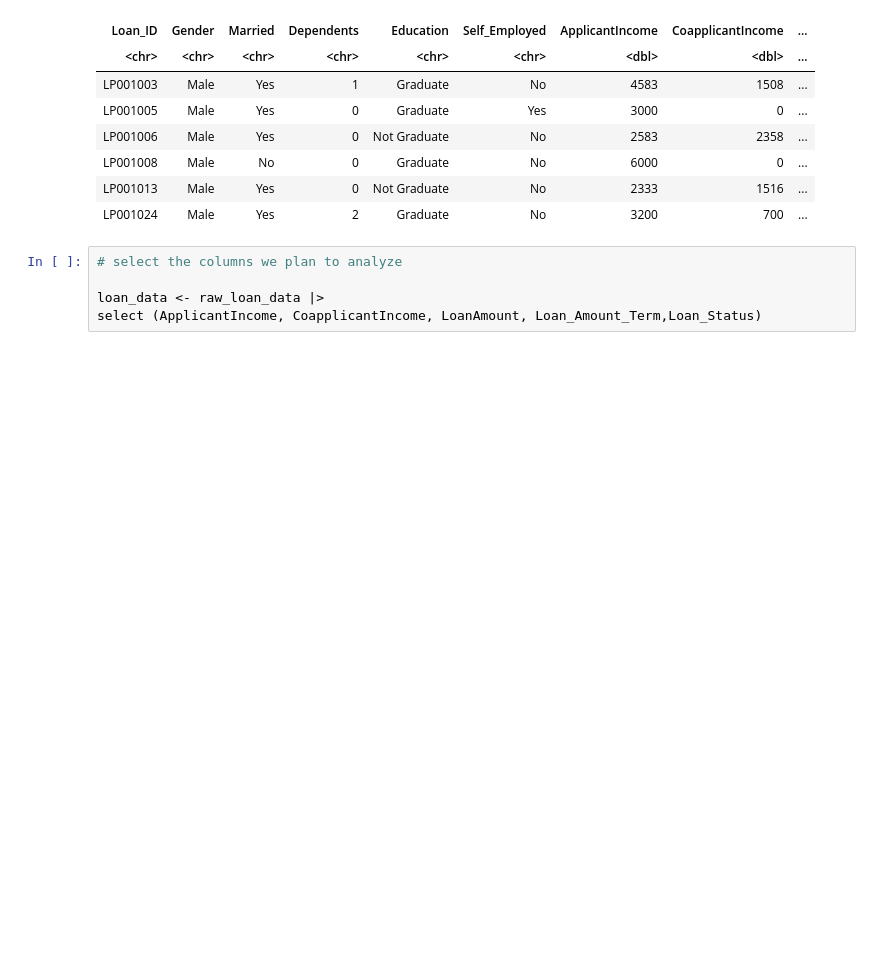
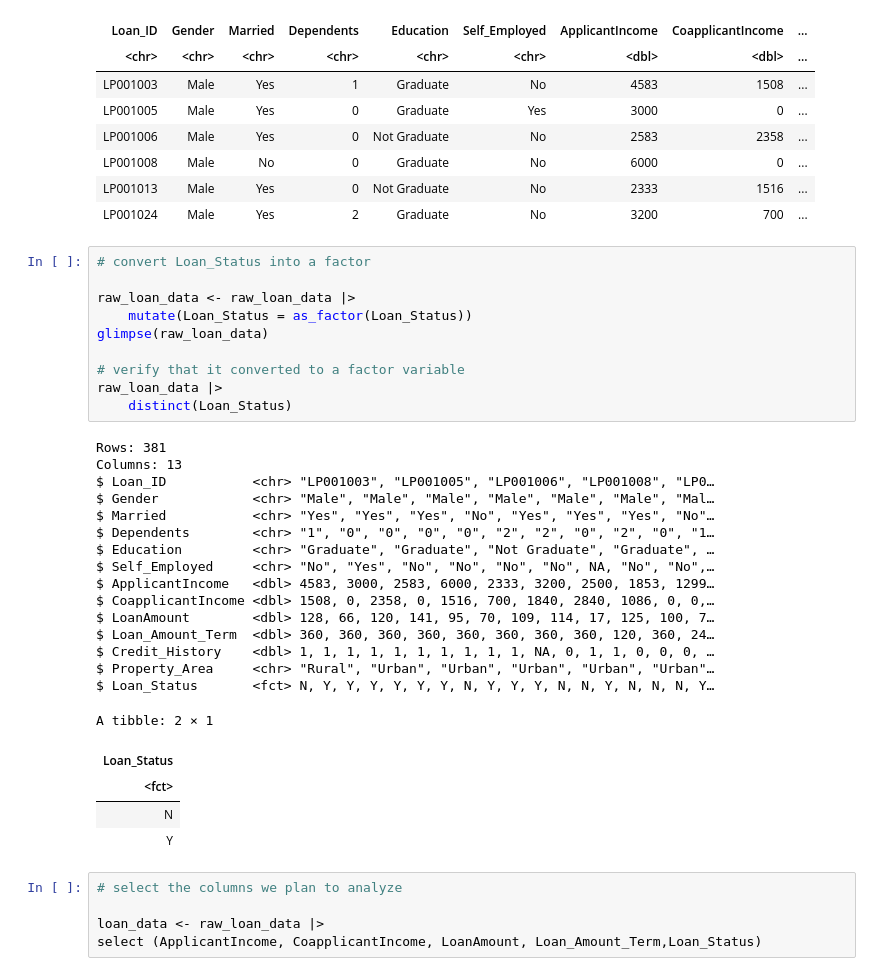
Before and after one commit to lillylaksermerz/dsci100-project, a Jupyter notebook: group_project.ipynb, the cells around one changed output. Cells and saved outputs as stored; diff of their text form; blank space fills up the shorter version.

Commit message:
Made minor changes
converted loan status to a factor variable

```diff
--- a/group_project.ipynb
+++ b/group_project.ipynb
@@ -96,6 +96,37 @@ A tibble: 6 × 13
 | LP001008 | Male | No | 0 | Graduate | No | 6000 | 0 | ... |
 | LP001013 | Male | Yes | 0 | Not Graduate | No | 2333 | 1516 | ... |
 | LP001024 | Male | Yes | 2 | Graduate | No | 3200 | 700 | ... |
+# %%
+# convert Loan_Status into a factor
+
+raw_loan_data <- raw_loan_data |>
+    mutate(Loan_Status = as_factor(Loan_Status))
+glimpse(raw_loan_data)
+
+# verify that it converted to a factor variable
+raw_loan_data |>
+    distinct(Loan_Status)
+# %% [output]
+Rows: 381
+Columns: 13
+$ Loan_ID           <chr> "LP001003", "LP001005", "LP001006", "LP001008", "LP0…
+$ Gender            <chr> "Male", "Male", "Male", "Male", "Male", "Male", "Mal…
+$ Married           <chr> "Yes", "Yes", "Yes", "No", "Yes", "Yes", "Yes", "No"…
+$ Dependents        <chr> "1", "0", "0", "0", "0", "2", "2", "0", "2", "0", "1…
+$ Education         <chr> "Graduate", "Graduate", "Not Graduate", "Graduate", …
+$ Self_Employed     <chr> "No", "Yes", "No", "No", "No", "No", NA, "No", "No",…
+$ ApplicantIncome   <dbl> 4583, 3000, 2583, 6000, 2333, 3200, 2500, 1853, 1299…
+$ CoapplicantIncome <dbl> 1508, 0, 2358, 0, 1516, 700, 1840, 2840, 1086, 0, 0,…
+$ LoanAmount        <dbl> 128, 66, 120, 141, 95, 70, 109, 114, 17, 125, 100, 7…
+$ Loan_Amount_Term  <dbl> 360, 360, 360, 360, 360, 360, 360, 360, 120, 360, 24…
+$ Credit_History    <dbl> 1, 1, 1, 1, 1, 1, 1, 1, 1, 1, NA, 0, 1, 1, 0, 0, 0, …
+$ Property_Area     <chr> "Rural", "Urban", "Urban", "Urban", "Urban", "Urban"…
+$ Loan_Status       <fct> N, Y, Y, Y, Y, Y, Y, N, Y, Y, Y, N, N, Y, N, N, N, Y…
+A tibble: 2 × 1
+| Loan_Status |
+| <fct> |
+| N |
+| Y |
 # %%
 # select the columns we plan to analyze
 
```
